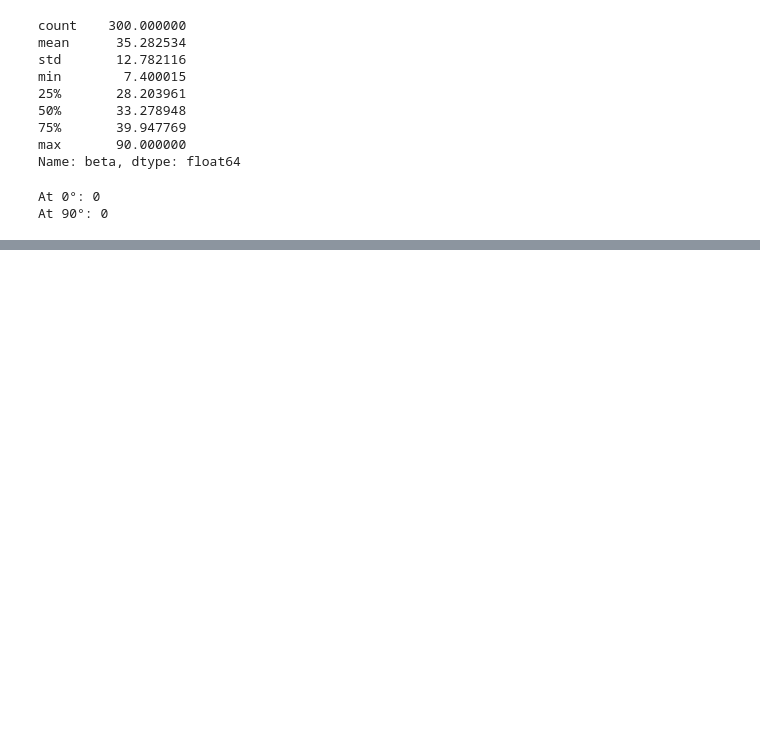
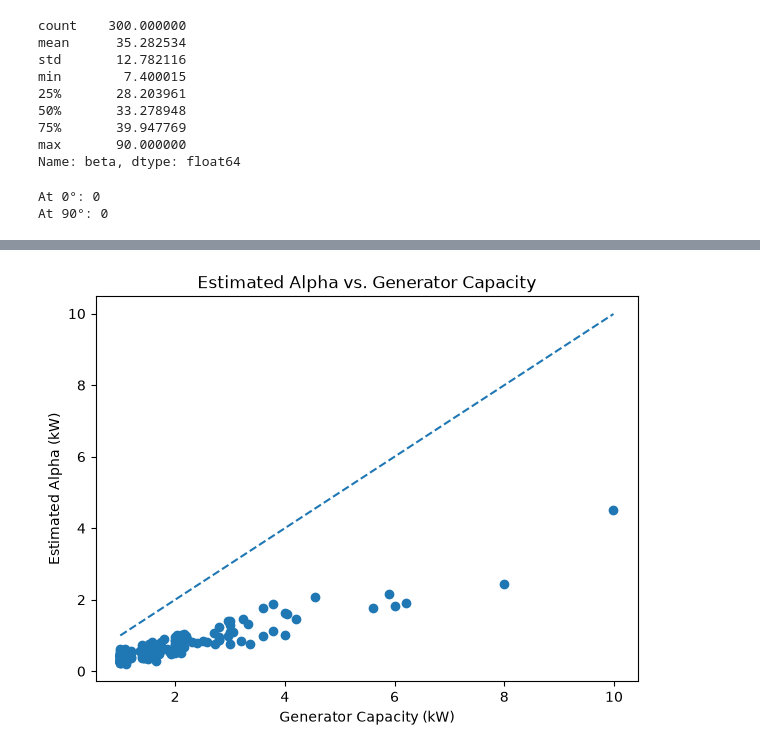
Before and after one commit to codettlaff/Energy-Disaggregation, a Jupyter notebook: combined_data.ipynb, the cells around one changed output, grey strips where cells are left out. Saved outputs shown, nothing was run; the diff lists cells and outputs as text; code cells hidden in the pictures; blank space fills up the shorter version.

```diff
--- a/combined_data.ipynb
+++ b/combined_data.ipynb
@@ -430,0 +454,12 @@ plt.show()
+# %%
+alpha_check = (
+    train_df.groupby("Customer")
+    .agg(
+        Generator_Capacity=("Generator Capacity", "first"),
+        max_PPV=("PPV", "max"),
+        alpha=("alpha", "first")).reset_index())
+
+alpha_check["max_PPV_ratio"] = (
+    alpha_check["max_PPV"] / alpha_check["Generator_Capacity"])
+
+alpha_check.head()
@@ -430,0 +473,20 @@ plt.show()
+# %%
+plt.figure(figsize=(7, 5))
+
+plt.scatter(
+    alpha_check["Generator_Capacity"],
+    alpha_check["alpha"])
+
+x = np.linspace(
+    alpha_check["Generator_Capacity"].min(),
+    alpha_check["Generator_Capacity"].max(),
+    100)
+
+plt.plot(x, x, linestyle="--")
+
+plt.xlabel("Generator Capacity (kW)")
+plt.ylabel("Estimated Alpha (kW)")
+plt.title("Estimated Alpha vs. Generator Capacity")
+plt.show()
+# %% [output]
+[figure, added]
```
Also changed, not shown: parts of 18 cells of this notebook.
